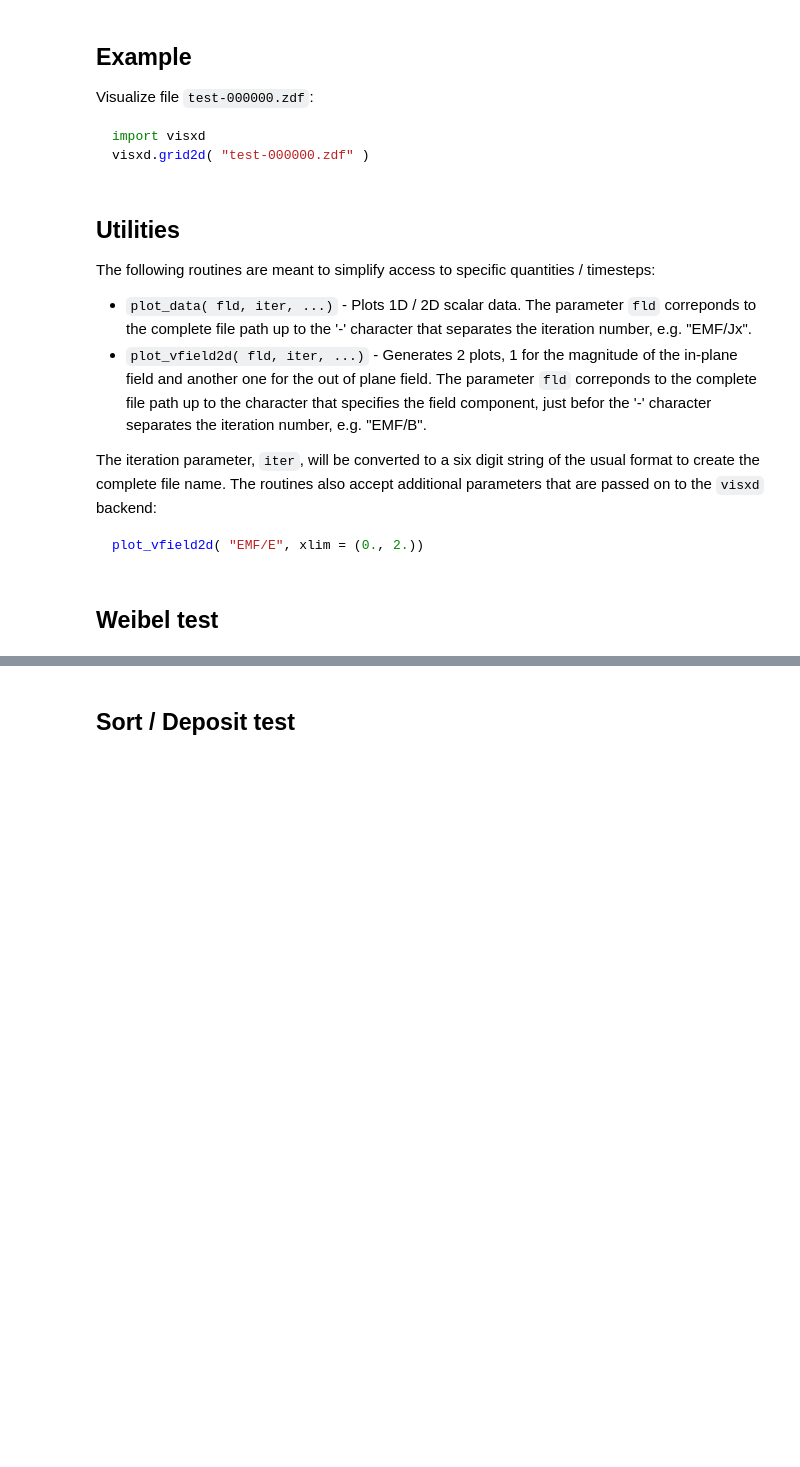
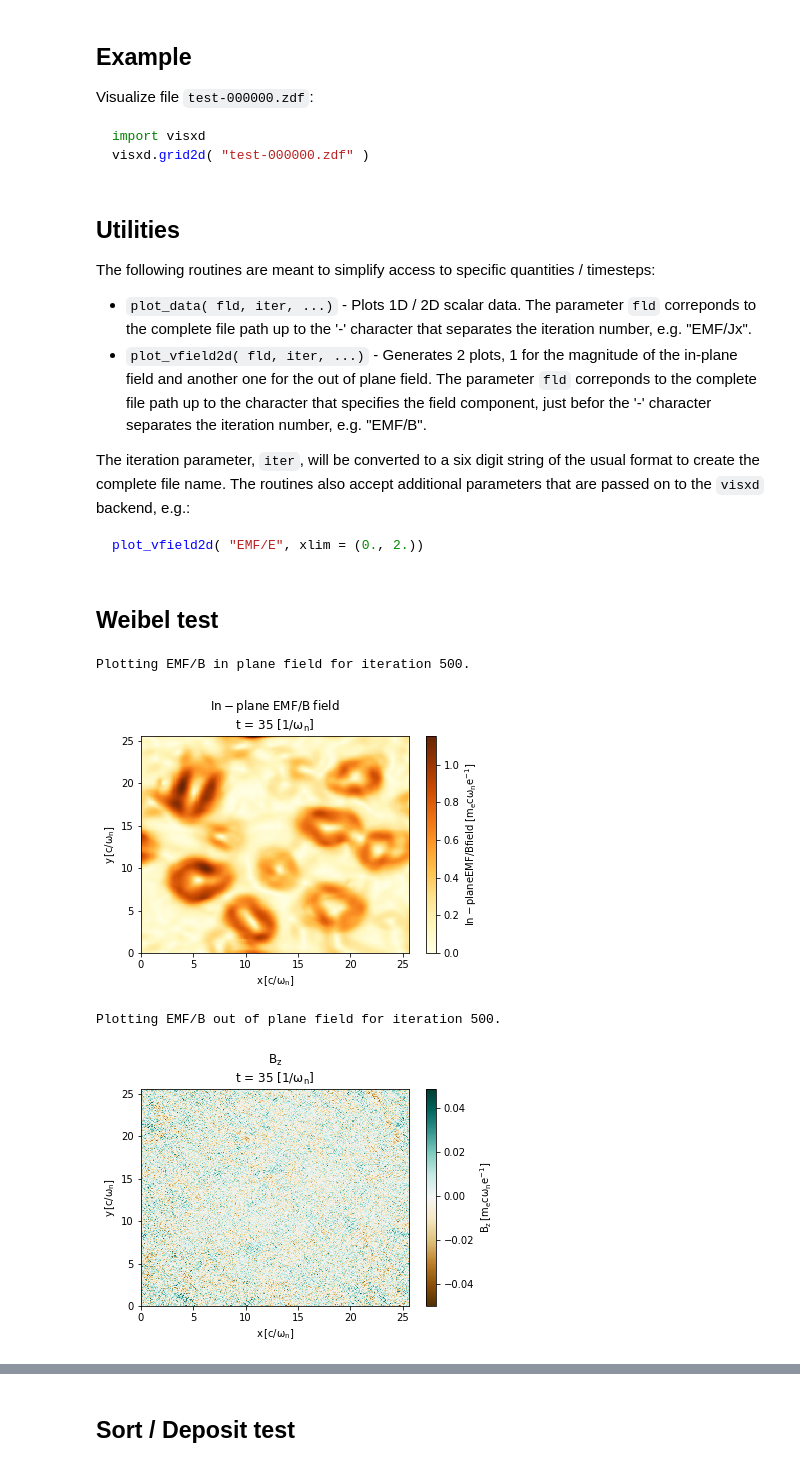
Before and after one commit to ricardo-fonseca/zpic-cuda, a Jupyter notebook: visXD demo.ipynb, the cells around one changed output, grey strips where cells are left out. Cells and saved outputs as stored; diff of their text form; code cells hidden in the pictures; blank space fills up the shorter version.

````diff
--- a/visXD demo.ipynb
+++ b/visXD demo.ipynb
@@ -31,7 +31,7 @@ The following routines are meant to simplify access to specific quantities / tim
 * `plot_data( fld, iter, ...)` - Plots 1D / 2D scalar data. The parameter `fld` correponds to the complete file path up to the '-' character that separates the iteration number, e.g. "EMF/Jx".
 * `plot_vfield2d( fld, iter, ...)` - Generates 2 plots, 1 for the magnitude of the in-plane field and another one for the out of plane field. The parameter `fld` correponds to the complete file path up to the character that specifies the field component, just befor the '-' character separates the iteration number, e.g. "EMF/B".
 
-The iteration parameter, `iter`, will be converted to a six digit string of the usual format to create the complete file name. The routines also accept additional parameters that are passed on to the `visxd` backend:
+The iteration parameter, `iter`, will be converted to a six digit string of the usual format to create the complete file name. The routines also accept additional parameters that are passed on to the `visxd` backend, e.g.:
 
 ```python
 plot_vfield2d( "EMF/E", xlim = (0., 2.))
@@ -73,6 +73,13 @@ def plot_vfield2d( fld, iter, xlim = None, ylim = None, grid = False, vsim = Non
         visxd.grid2d(filez, xlim = xlim, ylim = ylim, grid = grid, cmap = 'BrBG', vsim = vsim )
 # %% [markdown]
 ## Weibel test
+# %%
+plot_vfield2d("EMF/B", 500 )
+# %% [output]
+Plotting EMF/B in plane field for iteration 500.
+[figure, added]
+Plotting EMF/B out of plane field for iteration 500.
+[figure, added]
 # %%
 plot_vfield2d("EMF/B", 500 )
 plot_vfield2d("EMF/E", 500 )
````
Also changed, not shown: parts of 10 cells of this notebook, 23 other files.
